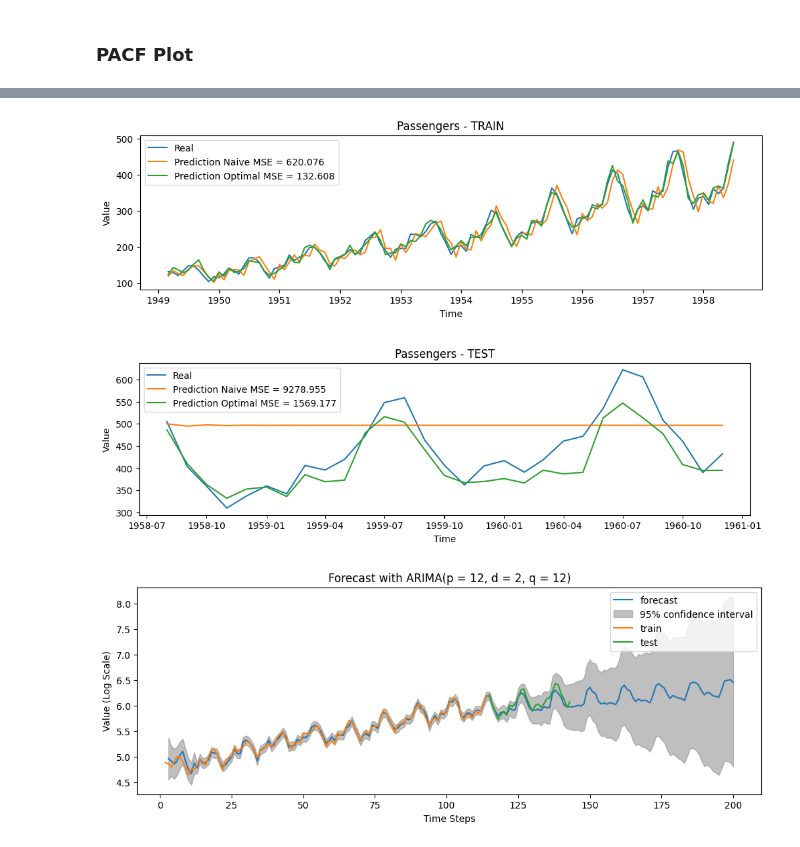
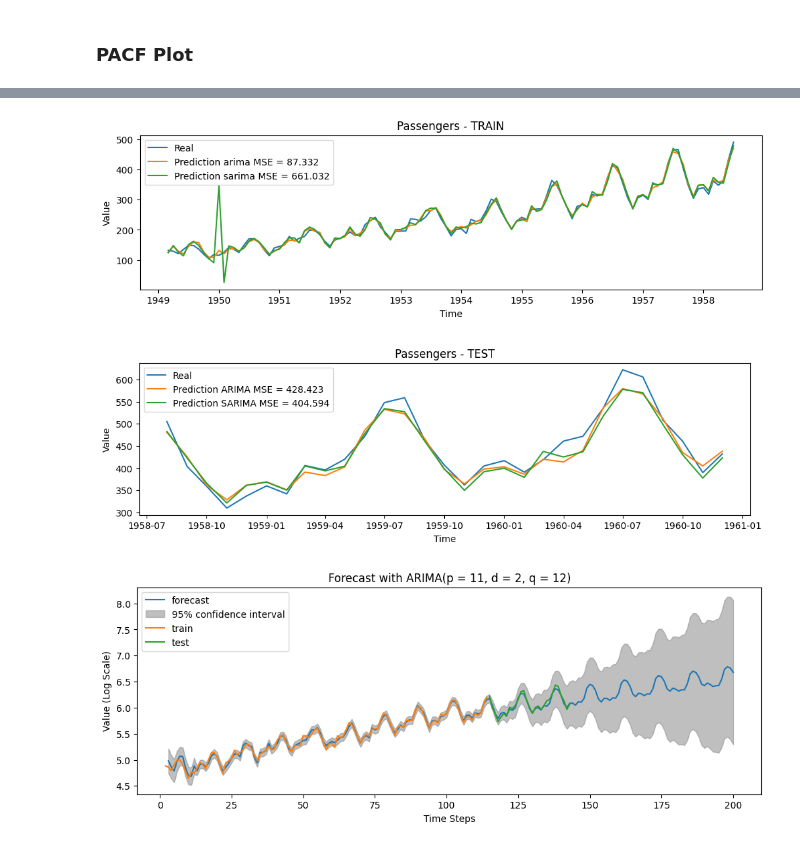
Before and after one commit to Bruno-Moreno/ML---Study, a Jupyter notebook: notebooks/TS/arima_model.ipynb, the cells around one changed output, grey strips where cells are left out. Saved outputs shown, nothing was run; the diff lists cells and outputs as text; code cells hidden in the pictures.

```diff
--- a/notebooks/TS/arima_model.ipynb
+++ b/notebooks/TS/arima_model.ipynb
@@ -306,12 +350,10 @@ Can't conclude AR process. The estimated $p$ value is $p = 12$
 # Arima Naive
 ts_variable = "Passengers_log"
 
-p = 12
+p = 11
 d = 2
 q = 12
 
-model_naive = ARIMA(train[f"{ts_variable}"], order=(1, 1, 1))
-model_optimal = ARIMA(train[f"{ts_variable}"], order=(p,d,q))
+model_arima = ARIMA(train[f"{ts_variable}"], order=(p,d,q))
 
-model_naive_fit = model_naive.fit()
-model_optimal_fit = model_optimal.fit()
+model_arima_fit = model_arima.fit()
@@ -361,12 +463,12 @@ max      4.718499
 # %%
-train["prediction_optimal"] = model_optimal_fit.predict(start=0, end=len(train))
-train["prediction_naive"] = model_naive_fit.predict(start=0, end=len(train))
-train["prediction_optimal_exp"] = np.exp(train["prediction_optimal"])
-train["prediction_naive_exp"] = np.exp(train["prediction_naive"])
+train["prediction_arima"] = model_arima_fit.predict(start=0, end=len(train))
+train["prediction_sarima"] = model_sarima_fit.predict(start=0, end=len(train))
+train["prediction_arima_exp"] = np.exp(train["prediction_arima"])
+train["prediction_sarima_exp"] = np.exp(train["prediction_sarima"])
 
-test["prediction_optimal"] = model_optimal_fit.forecast(steps = len(test))
-test["prediction_naive"] = model_naive_fit.forecast(steps = len(test))
-test["prediction_optimal_exp"] = np.exp(test["prediction_optimal"])
-test["prediction_naive_exp"] = np.exp(test["prediction_naive"])
+test["prediction_arima"] = model_arima_fit.forecast(steps = len(test))
+test["prediction_sarima"] = model_sarima_fit.forecast(steps = len(test))
+test["prediction_arima_exp"] = np.exp(test["prediction_arima"])
+test["prediction_sarima_exp"] = np.exp(test["prediction_sarima"])
 test
 # %% [output]
@@ -392,43 +494,44 @@ test
 train = train[d:]
 # %%
 ts_variable = "Passengers"
-mse_train_naive = mean_squared_error(train[ts_variable], train['prediction_naive_exp'])
-mse_train_optimal = mean_squared_error(train[ts_variable], train['prediction_optimal_exp'])
+mse_train_sarima = mean_squared_error(train[ts_variable], train['prediction_sarima_exp'])
+mse_train_arima = mean_squared_error(train[ts_variable], train['prediction_arima_exp'])
 
-mse_test_naive = mean_squared_error(test[ts_variable], test['prediction_naive_exp'])
-mse_test_optimal = mean_squared_error(test[ts_variable], test['prediction_optimal_exp'])
+mse_test_sarima = mean_squared_error(test[ts_variable], test['prediction_sarima_exp'])
+mse_test_arima = mean_squared_error(test[ts_variable], test['prediction_arima_exp'])
 
 plt.figure(figsize=(12,3))
 plt.plot(train[date_variable], train[ts_variable], label = f'Real')
-plt.plot(train[date_variable], train["prediction_naive_exp"], label = f"Prediction Naive MSE = {round(mse_train_naive,3)}")
-plt.plot(train[date_variable], train["prediction_optimal_exp"], label = f"Prediction Optimal MSE = {round(mse_train_optimal,3)}")
+plt.plot(train[date_variable], train["prediction_arima_exp"], label = f"Prediction arima MSE = {round(mse_train_arima,3)}")
+plt.plot(train[date_variable], train["prediction_sarima_exp"], label = f"Prediction sarima MSE = {round(mse_train_sarima,3)}")
 plt.title(f"{ts_variable} - TRAIN")
 plt.xlabel("Time")
 plt.ylabel("Value")
 plt.legend()
 plt.show()
 
 plt.figure(figsize=(12,3))
 plt.plot(test[date_variable], test[ts_variable], label = f'Real')
-plt.plot(test[date_variable], test["prediction_naive_exp"], label = f"Prediction Naive MSE = {round(mse_test_naive,3)}")
-plt.plot(test[date_variable], test["prediction_optimal_exp"], label = f"Prediction Optimal MSE = {round(mse_test_optimal,3)}")
+plt.plot(test[date_variable], test["prediction_arima_exp"], label = f"Prediction ARIMA MSE = {round(mse_test_arima,3)}")
+plt.plot(test[date_variable], test["prediction_sarima_exp"], label = f"Prediction SARIMA MSE = {round(mse_test_sarima,3)}")
 plt.title(f"{ts_variable} - TEST")
 plt.xlabel("Time")
 plt.ylabel("Value")
 plt.legend()
+plt.savefig("img/arima_vs_sarima.png", dpi = 300, bbox_inches='tight')
 plt.show()
 # %% [output]
-[figure, old version]
+[figure, new version]
-[figure, old version]
+[figure, new version]
 # %%
 fig, ax = plt.subplots(figsize = (12,4))
-plot_predict(model_optimal_fit, 3, 200, ax = ax)
+plot_predict(model_arima_fit, 3, 200, ax = ax)
 ax.plot(range(2, len(train[date_variable]) + 2), np.log(train[ts_variable]), label = f'train')
 ax.plot(range(115, 115 + len(test[date_variable])), np.log(test[ts_variable]), label = f'test')
 plt.legend()
 plt.xlabel("Time Steps")
 plt.ylabel("Value (Log Scale)")
-plt.title("Forecast with ARIMA(p = 12, d = 2, q = 12)")
+plt.title("Forecast with ARIMA(p = 11, d = 2, q = 12)")
 plt.savefig("img/arima_results.png", dpi = 300, bbox_inches='tight')
 # %% [output]
-[figure, old version]
+[figure, new version]
```
Also changed, not shown: parts of 14 cells of this notebook, 6 other files.
